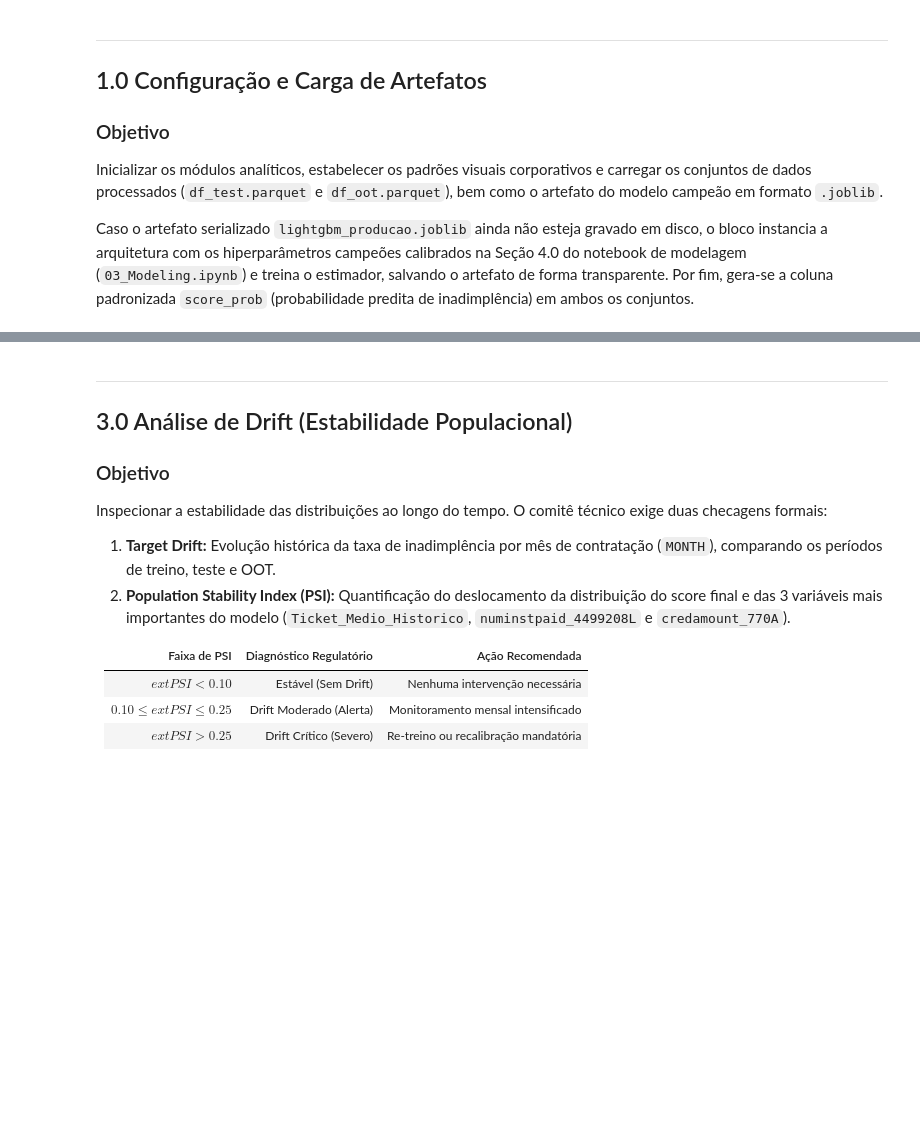
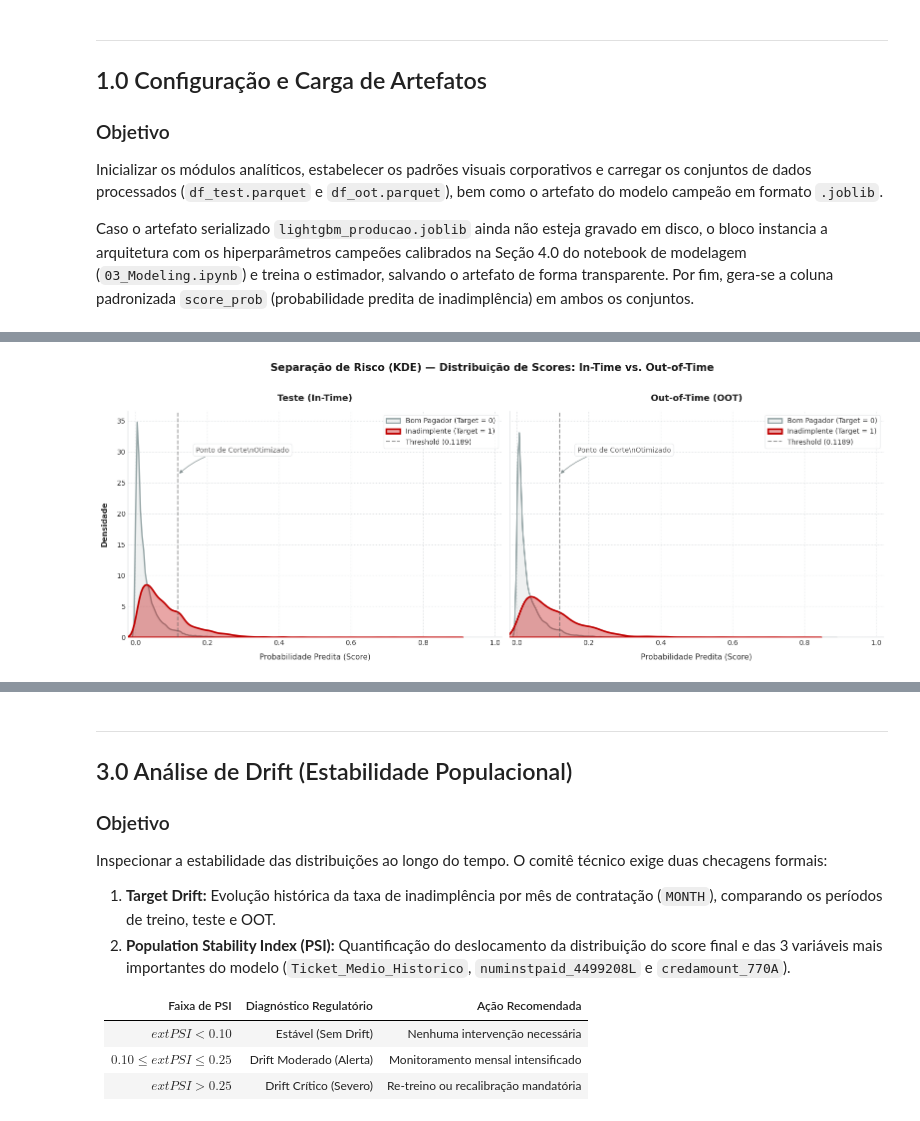
Before and after one commit to caua-barreto/Credit_Risk_Model, a Jupyter notebook: notebooks/04_Model_Avaliation.ipynb, the cells around one changed output, grey strips where cells are left out. Drawn from its saved outputs; the diff is of its cells as text; code cells hidden in the pictures; blank space fills up the shorter version.

```diff
--- a/notebooks/04_Model_Avaliation.ipynb
+++ b/notebooks/04_Model_Avaliation.ipynb
@@ -187,0 +333,16 @@ plot_distribuicao_kde_scores(
+# %%
+# ==============================================================================
+# 2.3 DISTRIBUIÇÃO DE DENSIDADE (KDE) DOS SCORES E PONTO DE CORTE FINANCEIRO
+# ==============================================================================
+# Decluttering: densidade de escores com linha vertical do threshold congelado
+plot_distribuicao_kde_scores(
+    y_test=y_test,
+    prob_test=df_test["score_prob"],
+    y_oot=y_oot,
+    prob_oot=df_oot["score_prob"],
+    threshold=THRESHOLD_OTIMIZADO,
+    figsize=(16, 6),
+    filepath=PROJECT_ROOT / "reports" / "figures" / "distribuicao_kde_comparativo_threshold.png"
+)
+# %% [output]
+[figure, added]
```
Also changed, not shown: parts of 36 cells of this notebook, 39 other files.
